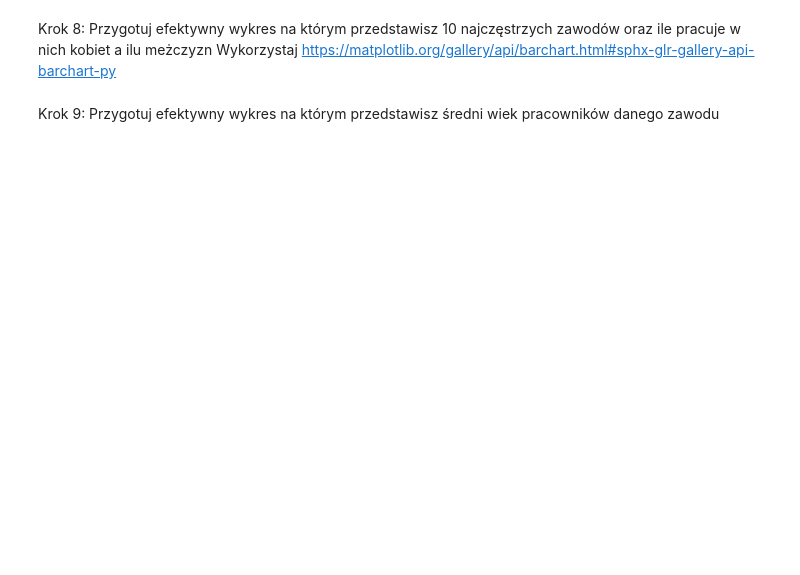
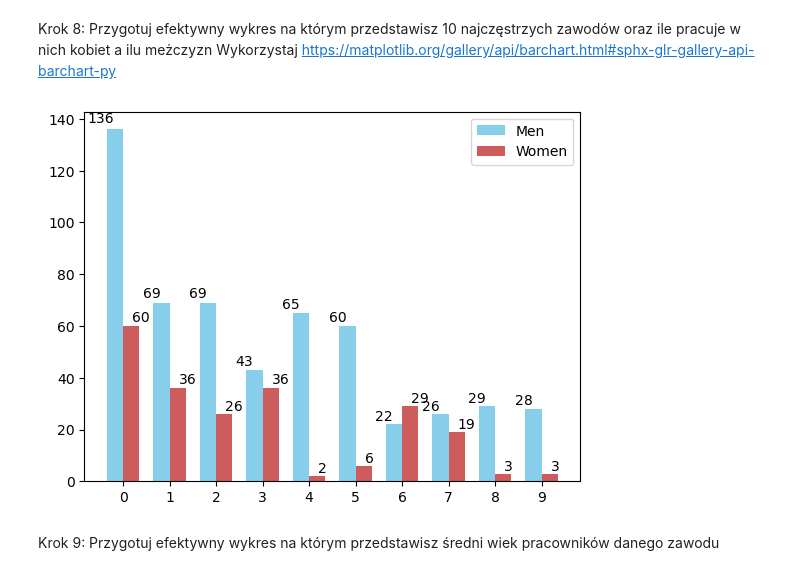
Before and after one commit to iza133/effective_python, a Jupyter notebook: lab12.ipynb, the cells around one changed output. Drawn from its saved outputs; the diff is of its cells as text; code cells hidden in the pictures; blank space fills up the shorter version.

```diff
--- a/lab12.ipynb
+++ b/lab12.ipynb
@@ -239,5 +261,46 @@ Przygotuj dwa wykresy:
 # %% [markdown]
 Krok 8: Przygotuj efektywny wykres na którym przedstawisz 10 najczęstrzych zawodów oraz ile pracuje w nich kobiet a ilu meżczyzn
 Wykorzystaj https://matplotlib.org/gallery/api/barchart.html#sphx-glr-gallery-api-barchart-py
+# %%
+import numpy as np
+
+occupations = data['occupation'].value_counts().nlargest(10).keys().to_list()
+mens, womens = [], []
+
+for occupation_ in occupations:
+    womens.append(data.groupby("occupation").get_group(occupation_).groupby("gender").size()[0])
+    mens.append(data.groupby("occupation").get_group(occupation_).groupby("gender").size()[1])
+
+ind = np.arange(len(mens))  # the x locations for the groups
+width = 0.35  # the width of the bars
+
+fig, ax = plt.subplots()
+rects1 = ax.bar(ind - width/2, mens, width,
+                color='SkyBlue', label='Men')
+rects2 = ax.bar(ind + width/2, womens, width,
+                color='IndianRed', label='Women')
+
+ax.set_xticks(ind)
+ax.legend()
+
+
+def autolabel(rects, xpos='center'):
+
+    xpos = xpos.lower()  # normalize the case of the parameter
+    ha = {'center': 'center', 'right': 'left', 'left': 'right'}
+    offset = {'center': 0.5, 'right': 0.57, 'left': 0.43}  # x_txt = x + w*off
+
+    for rect in rects:
+        height = rect.get_height()
+        ax.text(rect.get_x() + rect.get_width()*offset[xpos], 1.01*height,
+                '{}'.format(height), ha=ha[xpos], va='bottom')
+
+
+autolabel(rects1, "left")
+autolabel(rects2, "right")
+
+plt.show()
+# %% [output]
+[figure, added]
 # %% [markdown]
 Krok 9: Przygotuj efektywny wykres na którym przedstawisz średni wiek pracowników danego zawodu
```
Also changed, not shown: parts of 5 cells of this notebook.
